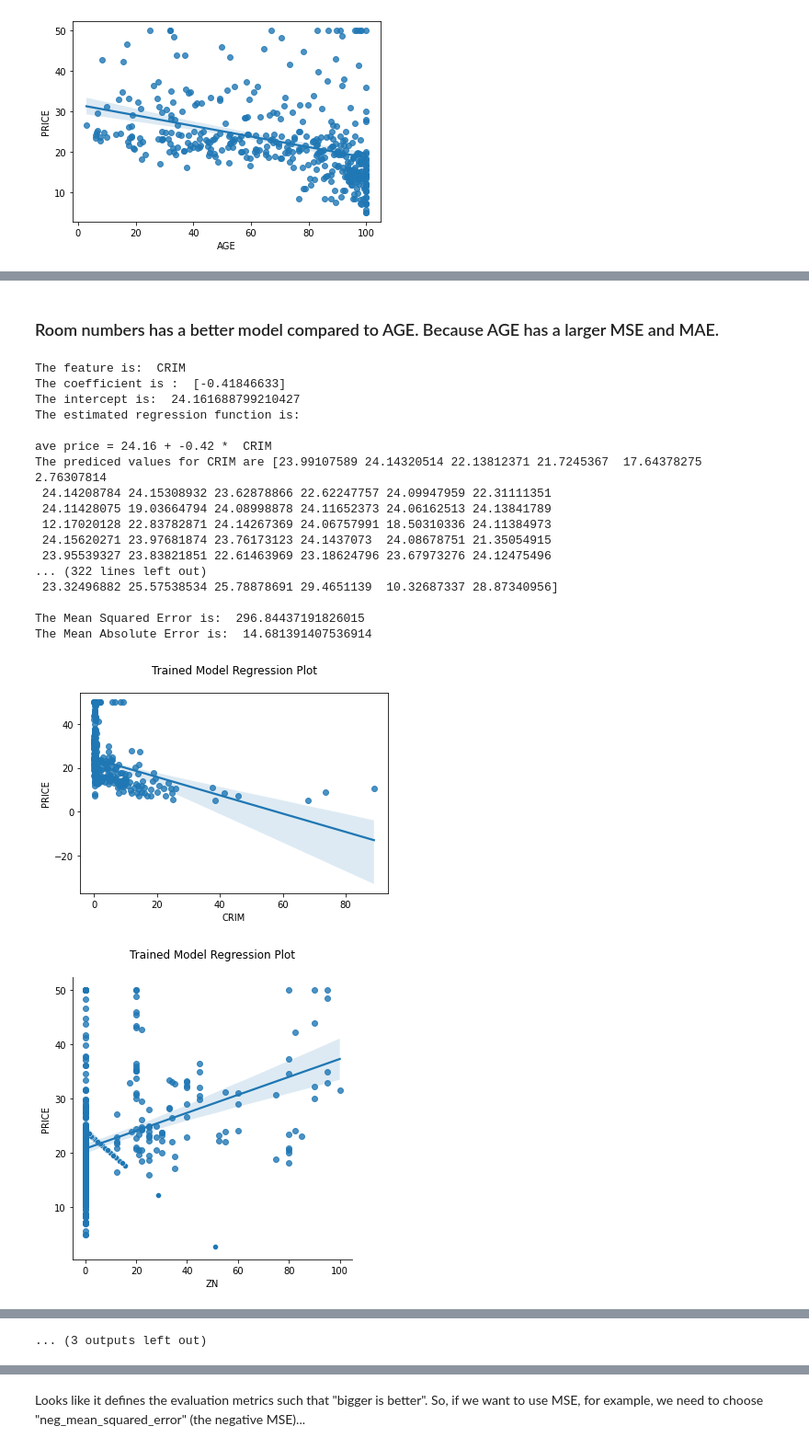
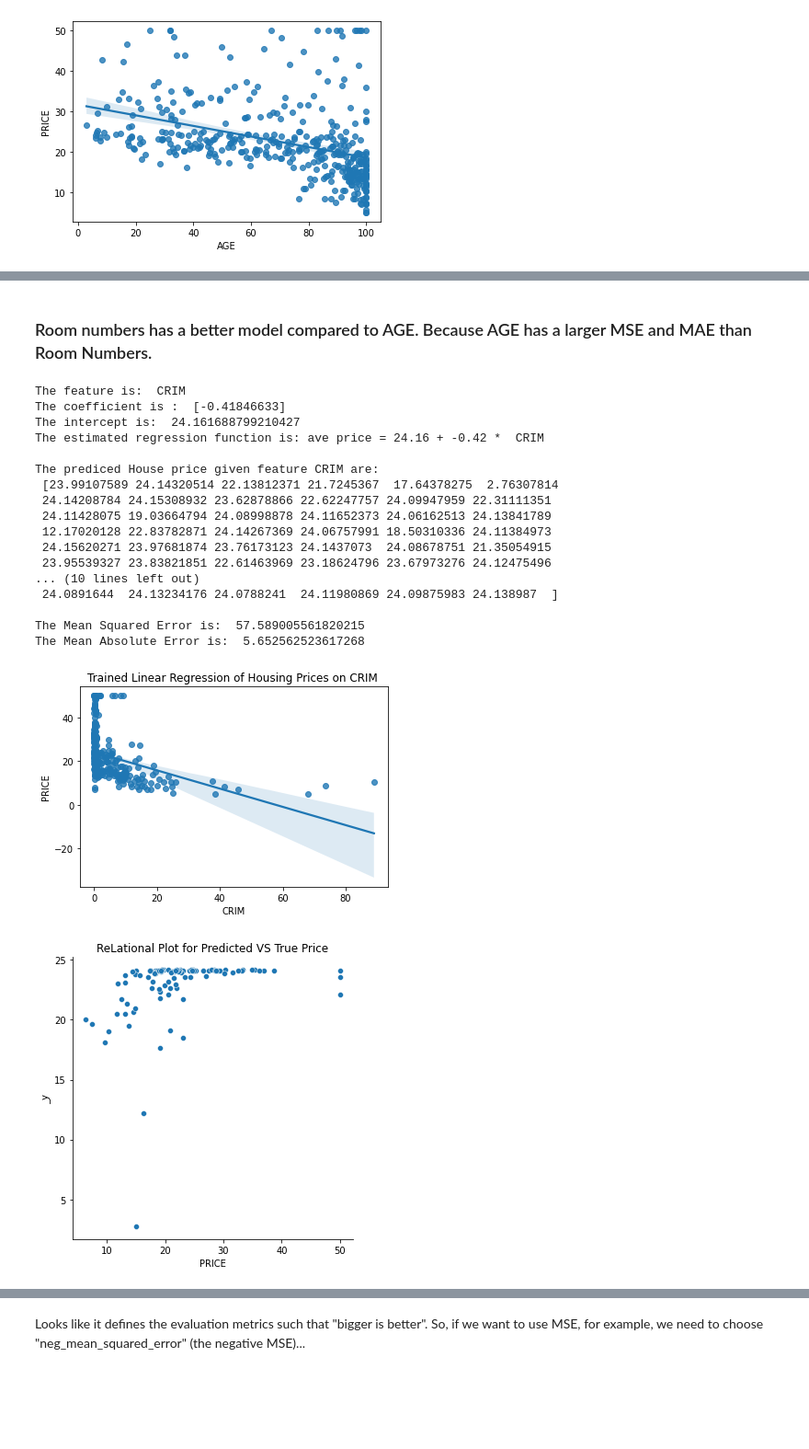
Before and after one commit to joykangangi/DataSciencePlayground, a Jupyter notebook: Linear_Regression.ipynb, the cells around one changed output, grey strips where cells are left out. Shown at 92% size. Cells and saved outputs as stored; diff of their text form; code cells hidden in the pictures; blank space fills up the shorter version.

Commit message:
Regression Corrections

```diff
--- a/Linear_Regression.ipynb
+++ b/Linear_Regression.ipynb
@@ -170,7 +190,7 @@ Let's fit a simple linear model with house price as the outcome and number of ro
 # NB: the fit method expects X to be a dataframe, not a series
 # X is the features, y is the the label
 
-model.fit(X=train[["RM"]], y=train["PRICE"])
+model.fit(X=train_df[["RM"]], y=train_df["PRICE"])
 # %% [output]
 LinearRegression()
 # %% [markdown]
@@ -224,7 +249,7 @@ sns.regplot(x=train[['RM']], y=train['PRICE'])
 # %% [markdown]
 Once the model is trained, we can use the estimator object's `predict` method to get predicted house prices for the test set:
 # %%
-y_hat = model.predict(test[['RM']])
+y_hat = model.predict(test_df[['RM']])
 y_hat
 # %% [output]
 array([21.26773226, 28.08178859, 18.7714938 , 22.01949519, 18.97389151,
@@ -282,7 +307,7 @@ sns.relplot(x=test['PRICE'], y=y_hat, kind="scatter")
 🚀 <font color='#d9c4b1'> Advanced Exercise: </font> Write a function that, for any single feature, regresses price against that feature on the training set, and computes the evaluation metrics on the test set. Then use your function to determine which feature is best at predicting price.
 # %%
 # EXERCISE
-model.fit(X=train[["AGE"]], y=train["PRICE"])
+model.fit(X=train_df[["AGE"]], y=train_df["PRICE"])
 # %% [output]
 LinearRegression()
 # %%
@@ -350,5 +379,5 @@ sns.relplot(x =test['AGE'], y=y_hat_age, kind='scatter')
 # %% [markdown]
-### Room numbers has a better model compared to AGE. Because AGE has a larger MSE and MAE.
+### Room numbers has a better model compared to AGE. Because AGE has a larger MSE and MAE than Room Numbers.
 # %%
 # Advanced Exercise:
 # Write a function that, for any single feature, regresses price against that feature on the training set,
@@ -356,48 +385,53 @@ sns.relplot(x =test['AGE'], y=y_hat_age, kind='scatter')
 # Then use your function to determine which feature is best at predicting price.
 
 def regress_feature(feature: str):
-  model.fit(X=train[[feature]], y=train["PRICE"])
+  model.fit(X=train_df[[feature]], y=train_df["PRICE"])
   print("The feature is: ",feature)
 
   print("The coefficient is : ",model.coef_)
   print("The intercept is: ",model.intercept_)
-  print('The estimated regression function is:\n\nave price =', np.round(model.intercept_,2), '+', np.round(model.coef_[0],2), '* ', feature)
+  print('The estimated regression function is: ave price =', np.round(model.intercept_,2), '+', np.round(model.coef_[0],2), '* ', feature,"\n")
 
-  sns.regplot(x=train[[feature]], y=train['PRICE'])
-  plt.title("Trained Model Regression Plot\n")
-  y_hat = model.predict(test[[feature]])
+  #plt.figure(figsize=(10,4))
+  #plt.subplot(121)
+  sns.regplot(x=train_df[[feature]], y=train_df['PRICE'])
+  plt.title("Trained Linear Regression of Housing Prices on {} ".format(feature))
 
-  print("The prediced values for {} are {} ".format(feature, y_hat))
-  print()
-  mse = mean_squared_error(y_true = test[feature], y_pred = y_hat)
+  plt.subplots_adjust(wspace=0.5)
+
+  y_hat = model.predict(test_df[[feature]])
+  print("The prediced House price given feature {} are:\n {} \n".format(feature, y_hat))
+
+  mse = mean_squared_error(y_true = test_df['PRICE'], y_pred = y_hat)
   print("The Mean Squared Error is: ", mse)
-  mae = mean_absolute_error(y_true=test[feature], y_pred= y_hat)
+  mae = mean_absolute_error(y_true=test_df['PRICE'], y_pred= y_hat)
   print("The Mean Absolute Error is: ", mae)
 
-  sns.relplot(x =test[feature], y=y_hat, kind='scatter')
-  plt.title("Tested Model Regression Plot\n")
+  #plt.subplot(1,2,2)
+  sns.relplot(x =test_df['PRICE'], y=y_hat, kind='scatter')
+  plt.title("ReLational Plot for Predicted VS True Price")
 # %%
 #'CRIM' 'ZN' 'INDUS' 'CHAS' 'NOX' 'RM' 'AGE' 'DIS' 'RAD' 'TAX' 'PTRATIO','B' 'LSTAT']
-features = ['CRIM', 'ZN' ,'INDUS' ,'CHAS' ,'NOX' ,'RM' ,'AGE', 'DIS' ,'RAD' ,'TAX' ,'PTRATIO','B' ,'LSTAT']
-for feature in features:
-  regress_feature(feature = feature)
+#features = ['CRIM', 'ZN' ,'INDUS' ,'CHAS' ,'NOX' ,'RM' ,'AGE', 'DIS' ,'RAD' ,'TAX' ,'PTRATIO','B' ,'LSTAT']
+#for feature in features:
+regress_feature(feature = 'CRIM')
 # %% [output]
 The feature is:  CRIM
 The coefficient is :  [-0.41846633]
 The intercept is:  24.161688799210427
-The estimated regression function is:
+The estimated regression function is: ave price = 24.16 + -0.42 *  CRIM
 
-ave price = 24.16 + -0.42 *  CRIM
-The prediced values for CRIM are [23.99107589 24.14320514 22.13812371 21.7245367  17.64378275  2.76307814
+The prediced House price given feature CRIM are:
+ [23.99107589 24.14320514 22.13812371 21.7245367  17.64378275  2.76307814
  24.14208784 24.15308932 23.62878866 22.62247757 24.09947959 22.31111351
  24.11428075 19.03664794 24.08998878 24.11652373 24.06162513 24.13841789
  12.17020128 22.83782871 24.14267369 24.06757991 18.50310336 24.11384973
  24.15620271 23.97681874 23.76173123 24.1437073  24.08678751 21.35054915
  23.95539327 23.83821851 22.61463969 23.18624796 23.67973276 24.12475496
-... (322 lines left out)
- 23.32496882 25.57538534 25.78878691 29.4651139  10.32687337 28.87340956]
+... (10 lines left out)
+ 24.0891644  24.13234176 24.0788241  24.11980869 24.09875983 24.138987  ]
 
-The Mean Squared Error is:  296.84437191826015
-The Mean Absolute Error is:  14.681391407536914
+The Mean Squared Error is:  57.589005561820215
+The Mean Absolute Error is:  5.652562523617268
-[figure, old version]
+[figure, new version]
-[figure, old version]
+[figure, new version]
@@ -413,4 +438,3 @@ The Mean Absolute Error is:  14.681391407536914
-... (3 outputs left out)
 # %% [markdown]
 ## <font color='#31394d'> Cross Validation </font>
 
```
Also changed, not shown: parts of 22 cells of this notebook.
